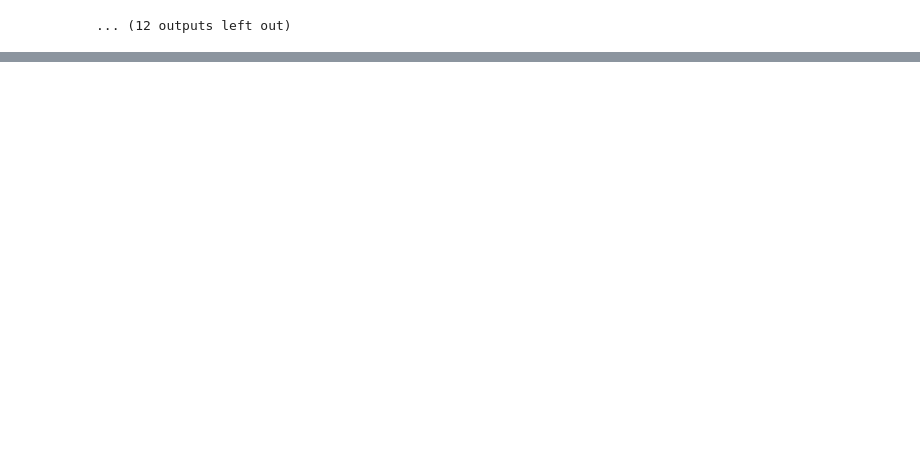
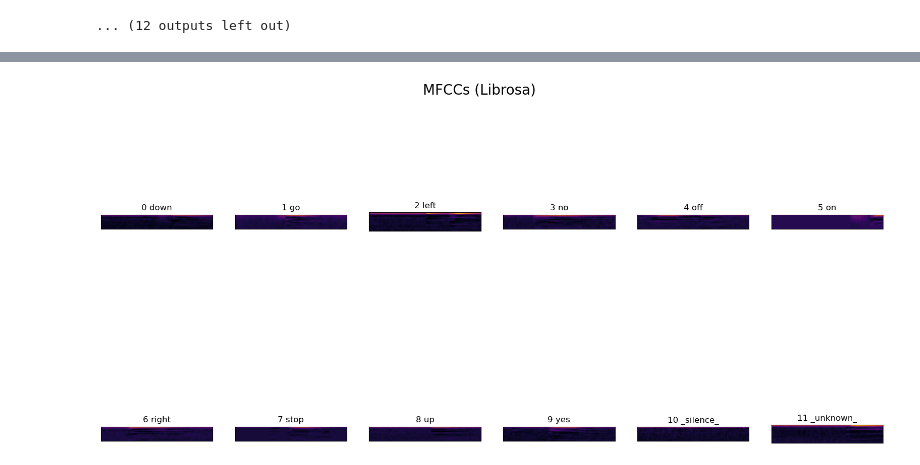
Before and after one commit to almog-sharoni/KWS_Advanced_Computer_Architecture, a Jupyter notebook: visualization.ipynb, the cells around one changed output, grey strips where cells are left out. Cells and saved outputs as stored; diff of their text form; code cells hidden in the pictures; blank space fills up the shorter version.

```diff
--- a/visualization.ipynb
+++ b/visualization.ipynb
@@ -192,0 +243,23 @@ plot_spectrogram(titles, mel_spectrograms, 'Mel Spectrograms')
+# %%
+from librosa.feature import mfcc
+
+def create_MFCCs_librosa(audio):
+    """
+    Create MFCCs from an audio tensor using Librosa.
+
+    Args:
+    audio (tf.Tensor): A 1D tensor containing the audio samples.
+
+    Returns:
+    np.ndarray: A 2D numpy array containing the MFCCs.
+    """
+    audio = audio.numpy()
+    # MFCCs = mfcc(y=audio, sr=16000, n_mfcc=13, n_mels=128, fmin=0, fmax=8000)
+    MFCCs = mfcc(y=audio, sr=16000, n_mfcc=13, n_fft=400, hop_length=160, n_mels=40, fmin=0, fmax=8000)
+    return MFCCs
+# %%
+MFCCs_librosa = [create_MFCCs_librosa(tf.cast(item['audio'], tf.float32)) for item in categorial_tensors]
+# %%
+plot_spectrogram(titles, MFCCs_librosa, 'MFCCs (Librosa)', shape=(20, 10))
+# %% [output]
+[figure, added]
```
Also changed, not shown: parts of 18 cells of this notebook, 1 other file.
